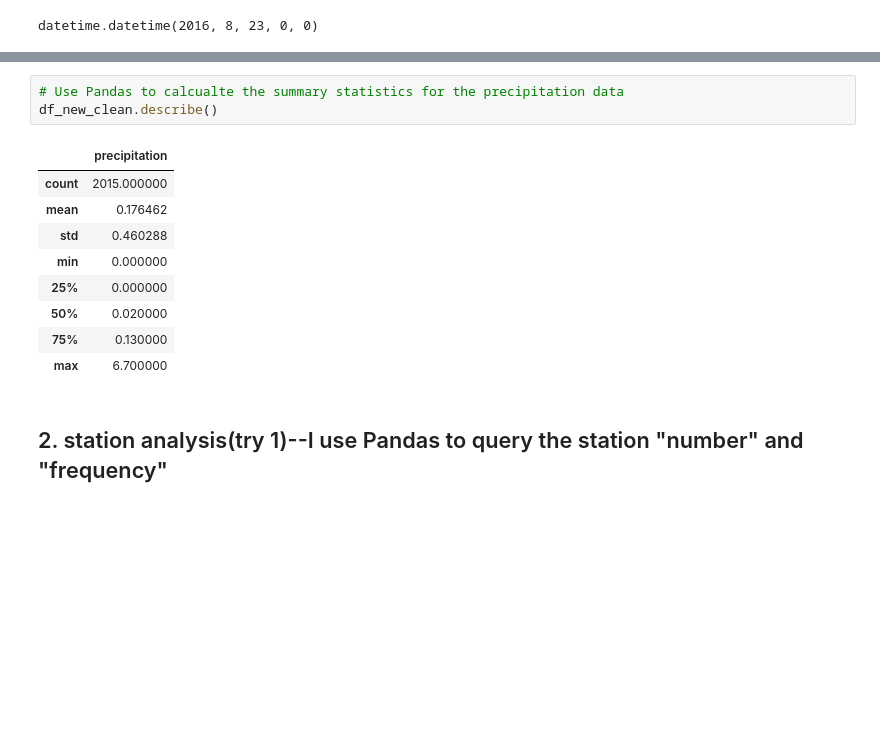
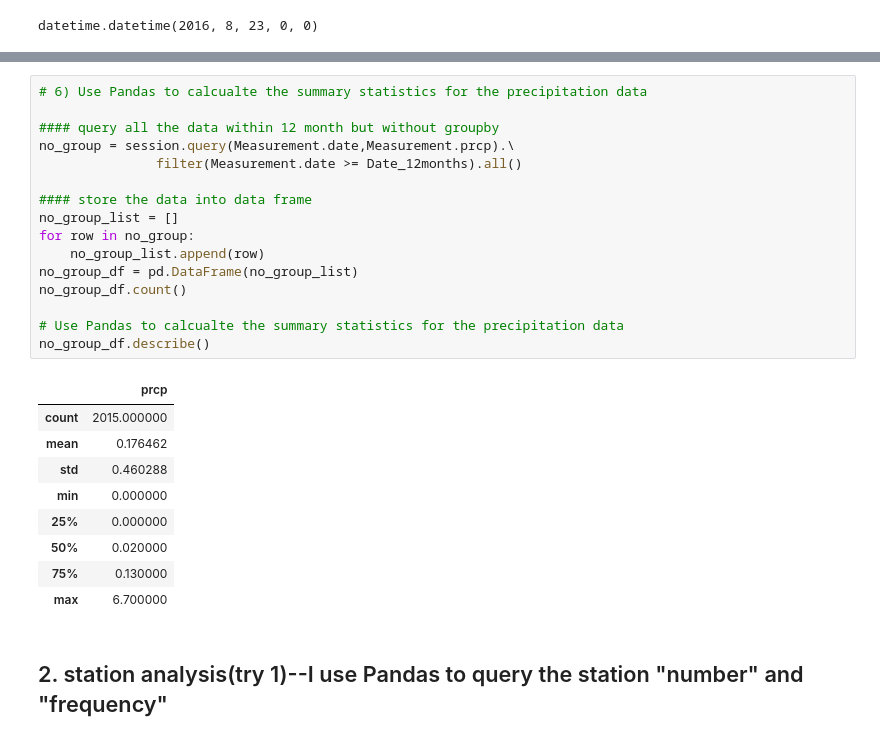
Before and after one commit to xudaiyanzi/8_Use_python_mysql, a Jupyter notebook: climate_starter5.ipynb, the cells around one changed output, grey strips where cells are left out. Cells and saved outputs as stored; diff of their text form; blank space fills up the shorter version.

```diff
--- a/climate_starter4.ipynb
+++ b/climate_starter5.ipynb
@@ -155,19 +100,32 @@ plt.tight_layout()
 plt.show()
 # %% [output]
 [figure]
-# %%
-# Use Pandas to calcualte the summary statistics for the precipitation data
-df_new_clean.describe()
-# %% [output]
-|  | precipitation |
-| count | 2015.000000 |
-| mean | 0.176462 |
-| std | 0.460288 |
-| min | 0.000000 |
-| 25% | 0.000000 |
-| 50% | 0.020000 |
-| 75% | 0.130000 |
-| max | 6.700000 |
+# %%
+# 6) Use Pandas to calcualte the summary statistics for the precipitation data
+
+#### query all the data within 12 month but without groupby
+no_group = session.query(Measurement.date,Measurement.prcp).\
+               filter(Measurement.date >= Date_12months).all()
+
+#### store the data into data frame
+no_group_list = []
+for row in no_group:
+    no_group_list.append(row)
+no_group_df = pd.DataFrame(no_group_list)
+no_group_df.count()
+
+# Use Pandas to calcualte the summary statistics for the precipitation data
+no_group_df.describe()
+# %% [output]
+|  | prcp |
+| count | 2015.000000 |
+| mean | 0.176462 |
+| std | 0.460288 |
+| min | 0.000000 |
+| 25% | 0.000000 |
+| 50% | 0.020000 |
+| 75% | 0.130000 |
+| max | 6.700000 |
 # %% [markdown]
 ## 2. station analysis(try 1)--I use Pandas to query the station "number" and "frequency"
 # %%
```
Also changed, not shown: parts of 17 cells of this notebook.
